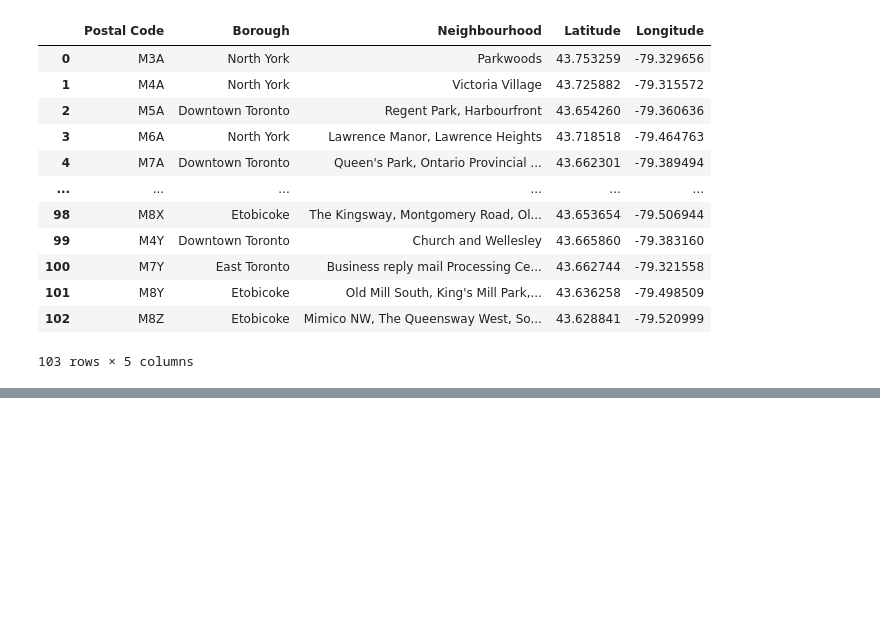
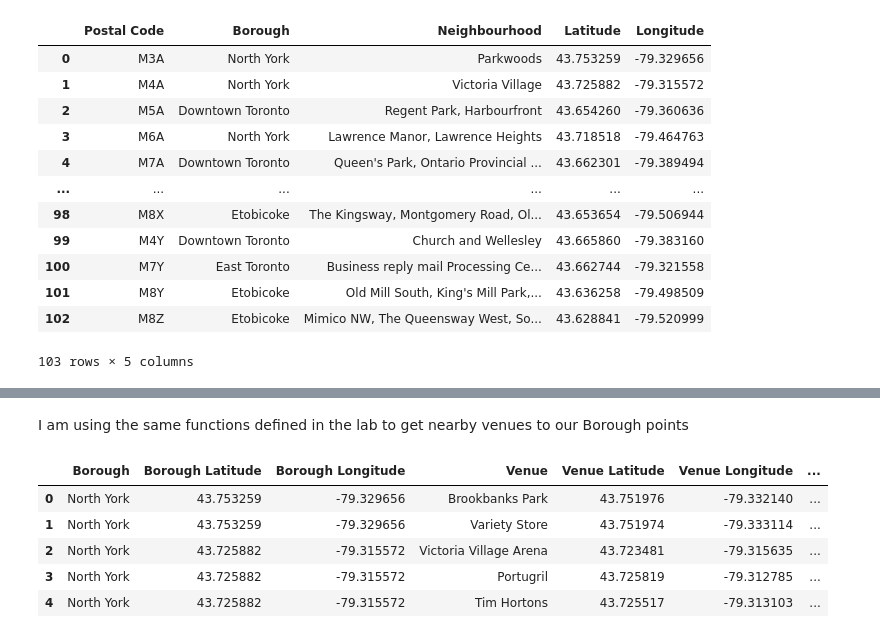
Before and after one commit to sspicher/IBM-Data-Science, a Jupyter notebook: Capstone Project/ibm_data_science_capstone_project.ipynb, the cells around one changed output, grey strips where cells are left out. Drawn from its saved outputs; the diff is of its cells as text; code cells hidden in the pictures; blank space fills up the shorter version.

```diff
--- a/Capstone Project/ibm_data_science_capstone_project.ipynb
+++ b/Capstone Project/ibm_data_science_capstone_project.ipynb
@@ -64,0 +104,2 @@ df
+# %% [markdown]
+I am using the same functions defined in the lab to get nearby venues to our Borough points
@@ -64,0 +156,9 @@ df
+# %%
+toronto_venues.head()
+# %% [output]
+|  | Borough | Borough Latitude | Borough Longitude | Venue | Venue Latitude | Venue Longitude | ... |
+| 0 | North York | 43.753259 | -79.329656 | Brookbanks Park | 43.751976 | -79.332140 | ... |
+| 1 | North York | 43.753259 | -79.329656 | Variety Store | 43.751974 | -79.333114 | ... |
+| 2 | North York | 43.725882 | -79.315572 | Victoria Village Arena | 43.723481 | -79.315635 | ... |
+| 3 | North York | 43.725882 | -79.315572 | Portugril | 43.725819 | -79.312785 | ... |
+| 4 | North York | 43.725882 | -79.315572 | Tim Hortons | 43.725517 | -79.313103 | ... |
```
Also changed, not shown: parts of 23 cells of this notebook.
